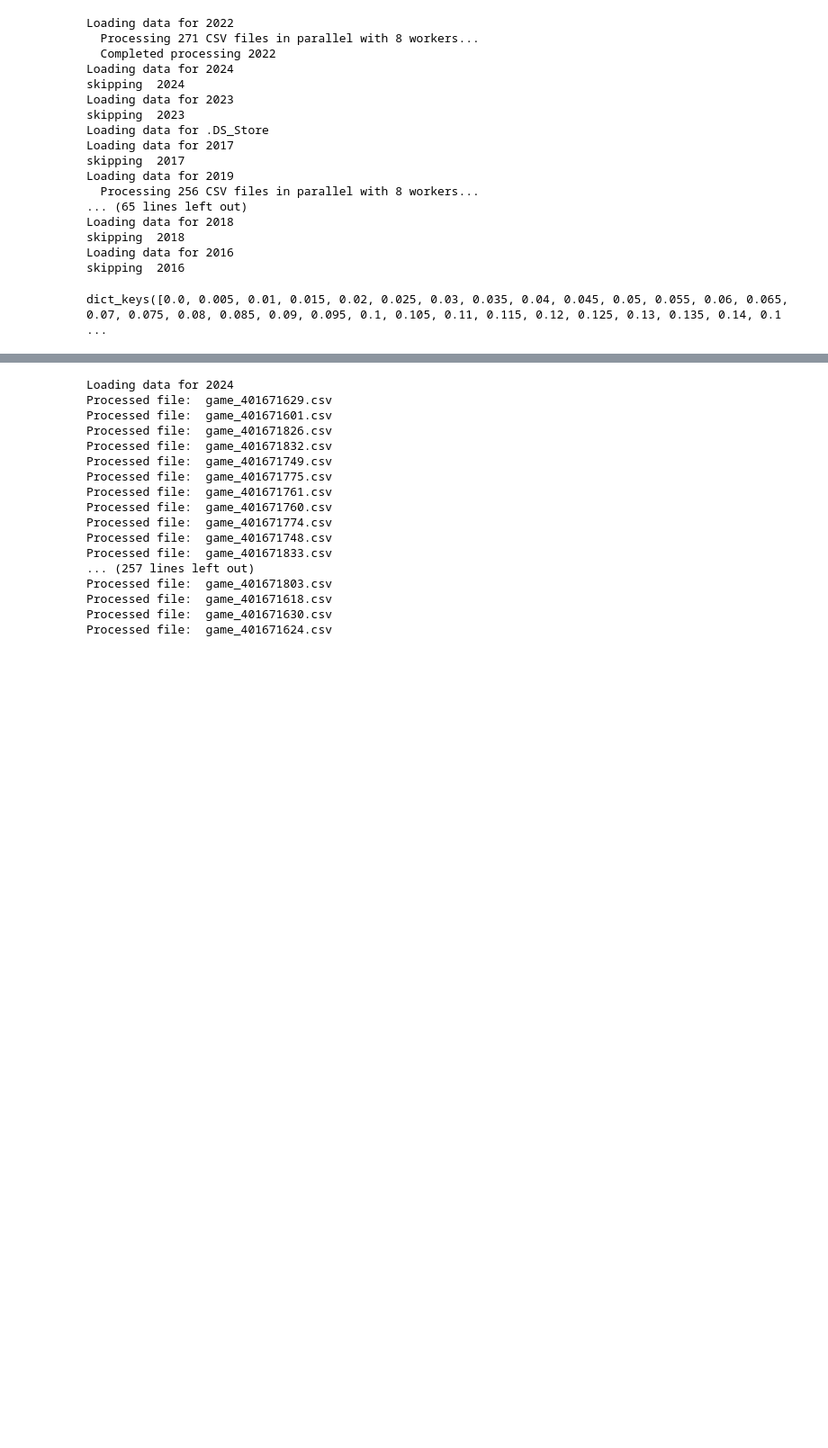
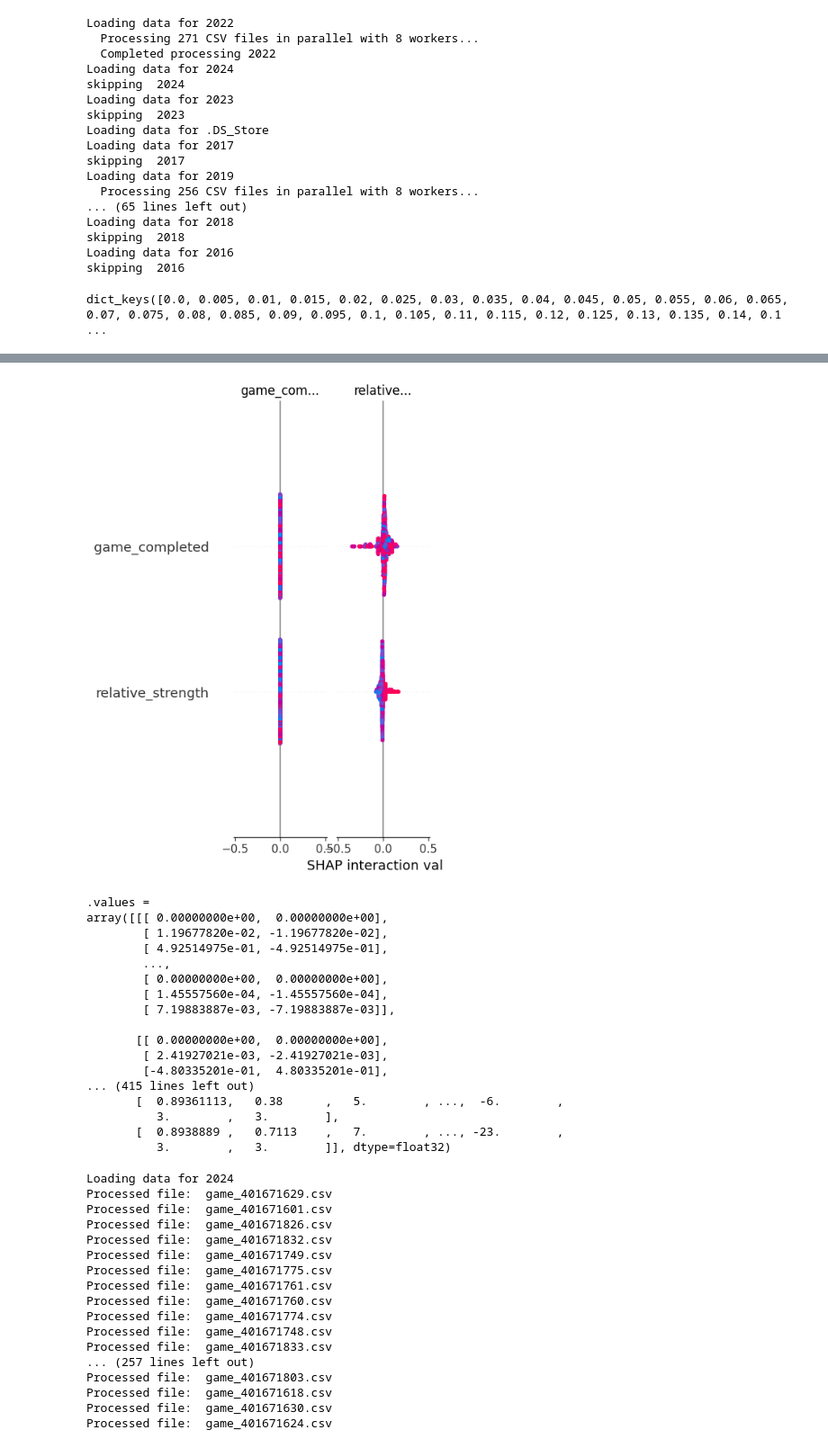
Before and after one commit to alys28/probabilistic_forecasts_football, a Jupyter notebook: NFL/ML/notebooks/xg_boost.ipynb, the cells around one changed output, grey strips where cells are left out. Shown at 90% size. Drawn from its saved outputs; the diff is of its cells as text; code cells hidden in the pictures; blank space fills up the shorter version.

```diff
--- a/NFL/ML/notebooks/xg_boost.ipynb
+++ b/NFL/ML/notebooks/xg_boost.ipynb
@@ -244,0 +144,7 @@ Best Brier Score: 0.0686 at timestep 99.00%
+# %%
+%reload_ext autoreload
+from models.utils import SHAP_analysis
+
+
+SHAP_analysis(models, 0.9, training_data, test_data)
+# %% [output]
@@ -245,3 +152,21 @@ Best Brier Score: 0.0686 at timestep 99.00%
+[figure, added]
+.values =
+array([[[ 0.00000000e+00,  0.00000000e+00],
+        [ 1.19677820e-02, -1.19677820e-02],
+        [ 4.92514975e-01, -4.92514975e-01],
+        ...,
+        [ 0.00000000e+00,  0.00000000e+00],
+        [ 1.45557560e-04, -1.45557560e-04],
+        [ 7.19883887e-03, -7.19883887e-03]],
+
+       [[ 0.00000000e+00,  0.00000000e+00],
+        [ 2.41927021e-03, -2.41927021e-03],
+        [-4.80335201e-01,  4.80335201e-01],
+... (415 lines left out)
+       [  0.89361113,   0.38      ,   5.        , ...,  -6.        ,
+          3.        ,   3.        ],
+       [  0.8938889 ,   0.7113    ,   7.        , ..., -23.        ,
+          3.        ,   3.        ]], dtype=float32)
 # %%
 modules_to_reload = [
     'process_data',
```
Also changed, not shown: parts of 6 cells of this notebook, 5 other files.
